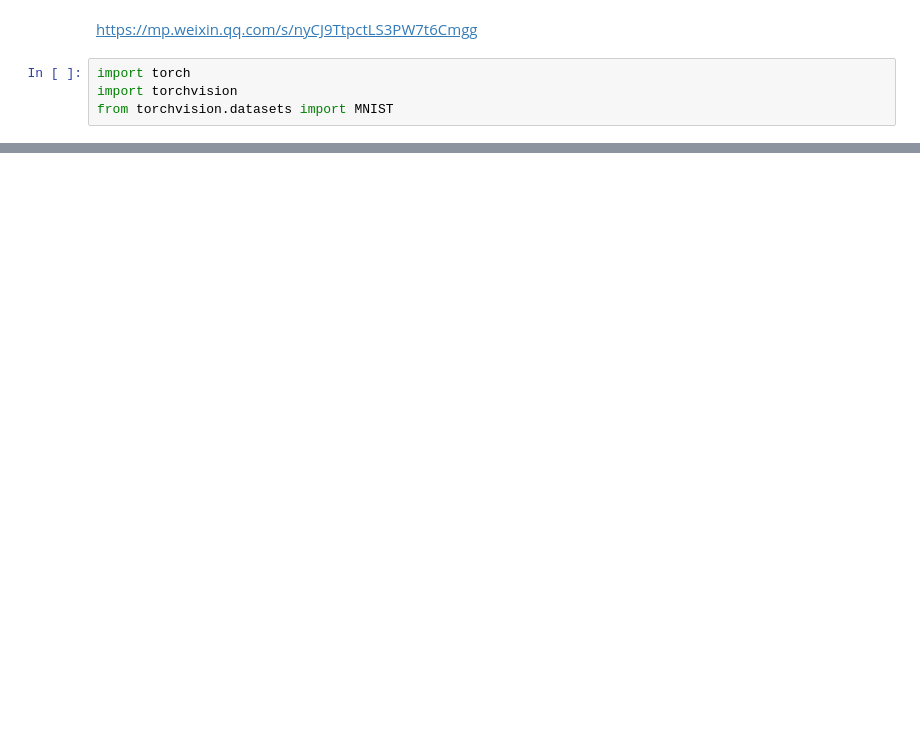
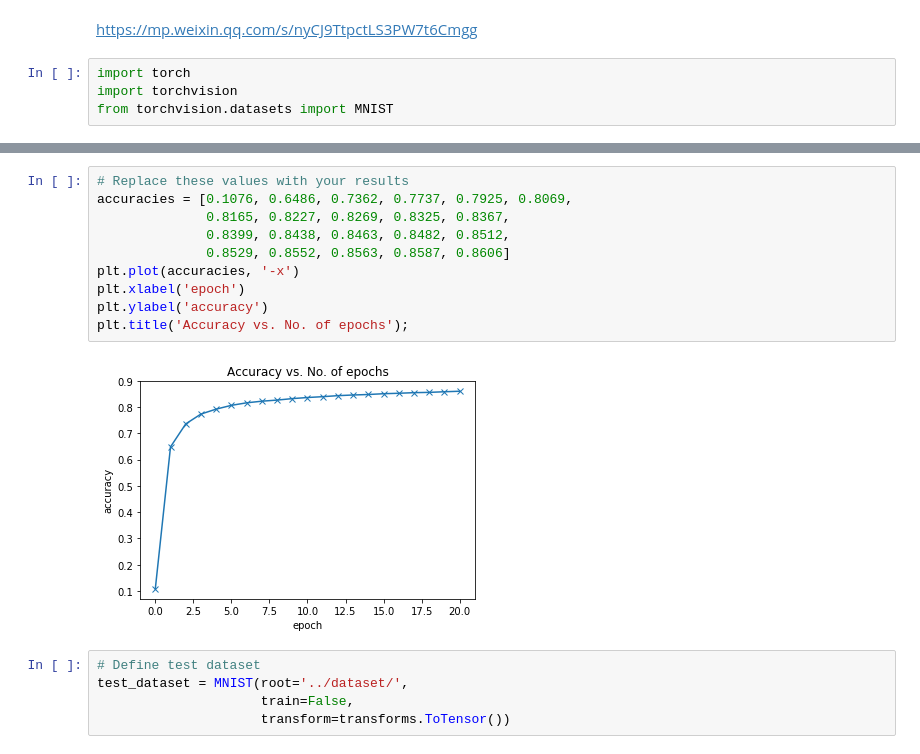
Before and after one commit to jobsjiang/pytorch-tutorial, a Jupyter notebook: pytorch_逻辑回归实现图像分类.ipynb, the cells around one changed output, grey strips where cells are left out. Saved outputs shown, nothing was run; the diff lists cells and outputs as text; blank space fills up the shorter version.

```diff
--- a/pytorch_逻辑回归实现图像分类.ipynb
+++ b/pytorch_逻辑回归实现图像分类.ipynb
@@ -19,0 +311,17 @@ Done!
+# %%
+# Replace these values with your results
+accuracies = [0.1076, 0.6486, 0.7362, 0.7737, 0.7925, 0.8069,
+              0.8165, 0.8227, 0.8269, 0.8325, 0.8367,
+              0.8399, 0.8438, 0.8463, 0.8482, 0.8512,
+              0.8529, 0.8552, 0.8563, 0.8587, 0.8606]
+plt.plot(accuracies, '-x')
+plt.xlabel('epoch')
+plt.ylabel('accuracy')
+plt.title('Accuracy vs. No. of epochs');
+# %% [output]
+[figure, added]
+# %%
+# Define test dataset
+test_dataset = MNIST(root='../dataset/',
+                     train=False,
+                     transform=transforms.ToTensor())
```
Also changed, not shown: parts of 55 cells of this notebook.
